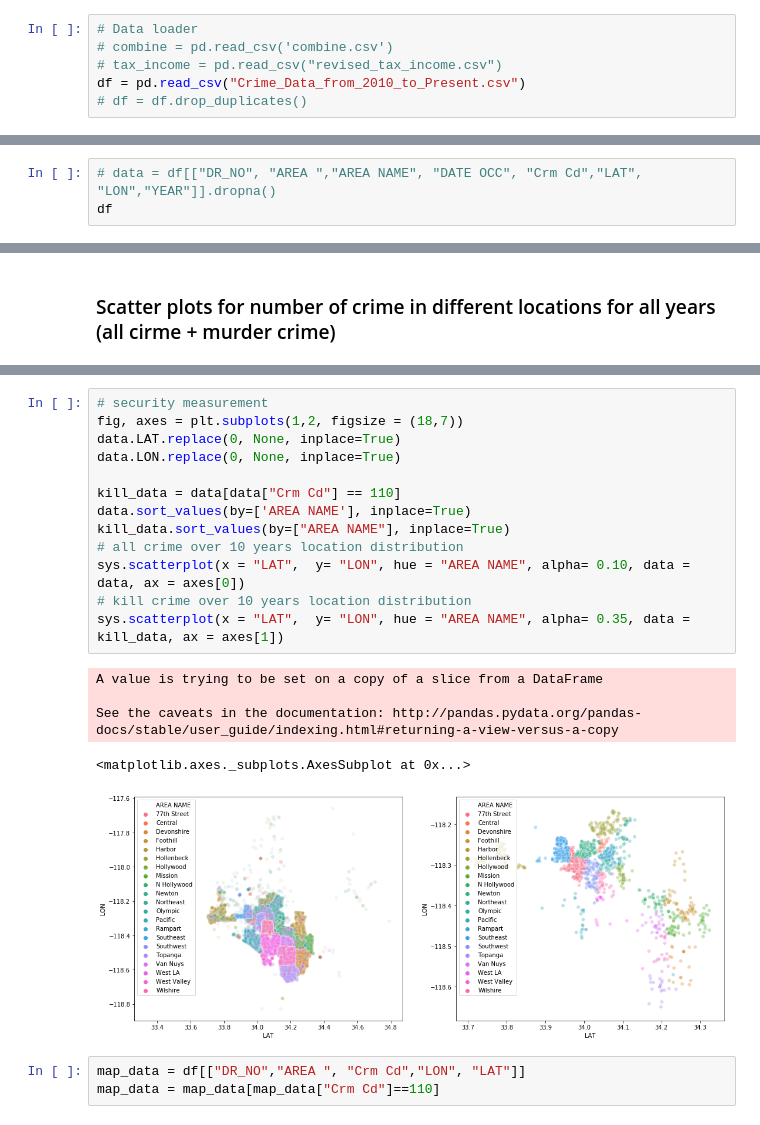
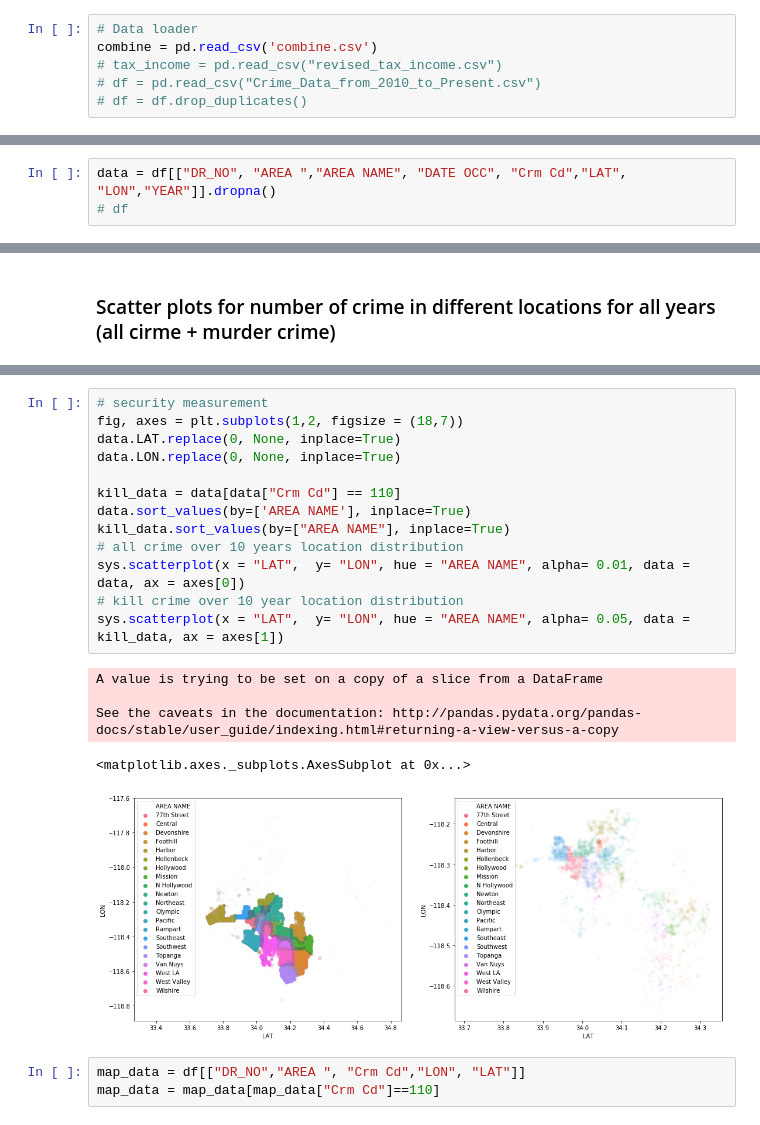
Before and after one commit to moody6520/15688Project, a Jupyter notebook: Visu-part3.ipynb, the cells around one changed output, grey strips where cells are left out. Drawn from its saved outputs; the diff is of its cells as text.

```diff
--- a/Visu-part3.ipynb
+++ b/Visu-part3.ipynb
@@ -15,8 +19,8 @@ np.random.seed(0)
 # %%
 # Data loader
-# combine = pd.read_csv('combine.csv')
+combine = pd.read_csv('combine.csv')
 # tax_income = pd.read_csv("revised_tax_income.csv")
-df = pd.read_csv("Crime_Data_from_2010_to_Present.csv")
+# df = pd.read_csv("Crime_Data_from_2010_to_Present.csv")
 # df = df.drop_duplicates()
 # %%
 tax_income_2014 = tax_income[tax_income["Taxable Year"] == 2014]
@@ -52,3 +59,3 @@ histo_data.TAX_INCOME.plot(kind='bar', color='lightblue', ax=ax2, width=width, p
 # %%
-# data = df[["DR_NO", "AREA ","AREA NAME", "DATE OCC", "Crm Cd","LAT", "LON","YEAR"]].dropna()
-df
+data = df[["DR_NO", "AREA ","AREA NAME", "DATE OCC", "Crm Cd","LAT", "LON","YEAR"]].dropna()
+# df
@@ -71,22 +68,22 @@ df
 # %%
 # security measurement
 fig, axes = plt.subplots(1,2, figsize = (18,7))
 data.LAT.replace(0, None, inplace=True)
 data.LON.replace(0, None, inplace=True)
 
 kill_data = data[data["Crm Cd"] == 110]
 data.sort_values(by=['AREA NAME'], inplace=True)
 kill_data.sort_values(by=["AREA NAME"], inplace=True)
 # all crime over 10 years location distribution
-sys.scatterplot(x = "LAT",  y= "LON", hue = "AREA NAME", alpha= 0.10, data = data, ax = axes[0])
-# kill crime over 10 years location distribution
-sys.scatterplot(x = "LAT",  y= "LON", hue = "AREA NAME", alpha= 0.35, data = kill_data, ax = axes[1])
+sys.scatterplot(x = "LAT",  y= "LON", hue = "AREA NAME", alpha= 0.01, data = data, ax = axes[0])
+# kill crime over 10 year location distribution
+sys.scatterplot(x = "LAT",  y= "LON", hue = "AREA NAME", alpha= 0.05, data = kill_data, ax = axes[1])
 # %% [output]
 A value is trying to be set on a copy of a slice from a DataFrame
 
 See the caveats in the documentation: http://pandas.pydata.org/pandas-docs/stable/user_guide/indexing.html#returning-a-view-versus-a-copy
 <matplotlib.axes._subplots.AxesSubplot at 0x...>
-[figure, old version]
+[figure, new version]
 # %%
 map_data = df[["DR_NO","AREA ", "Crm Cd","LON", "LAT"]]
 map_data = map_data[map_data["Crm Cd"]==110]
```
Also changed, not shown: parts of 8 cells of this notebook.
